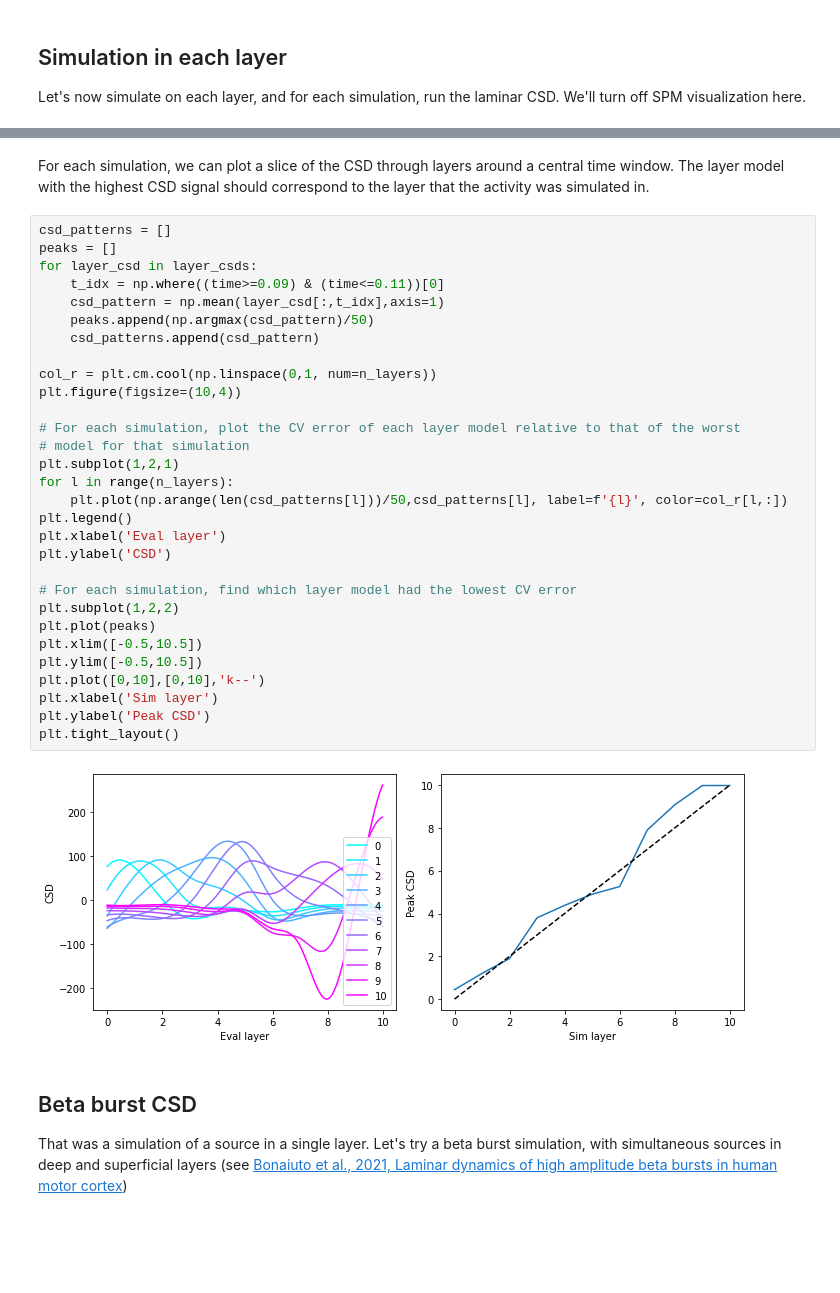
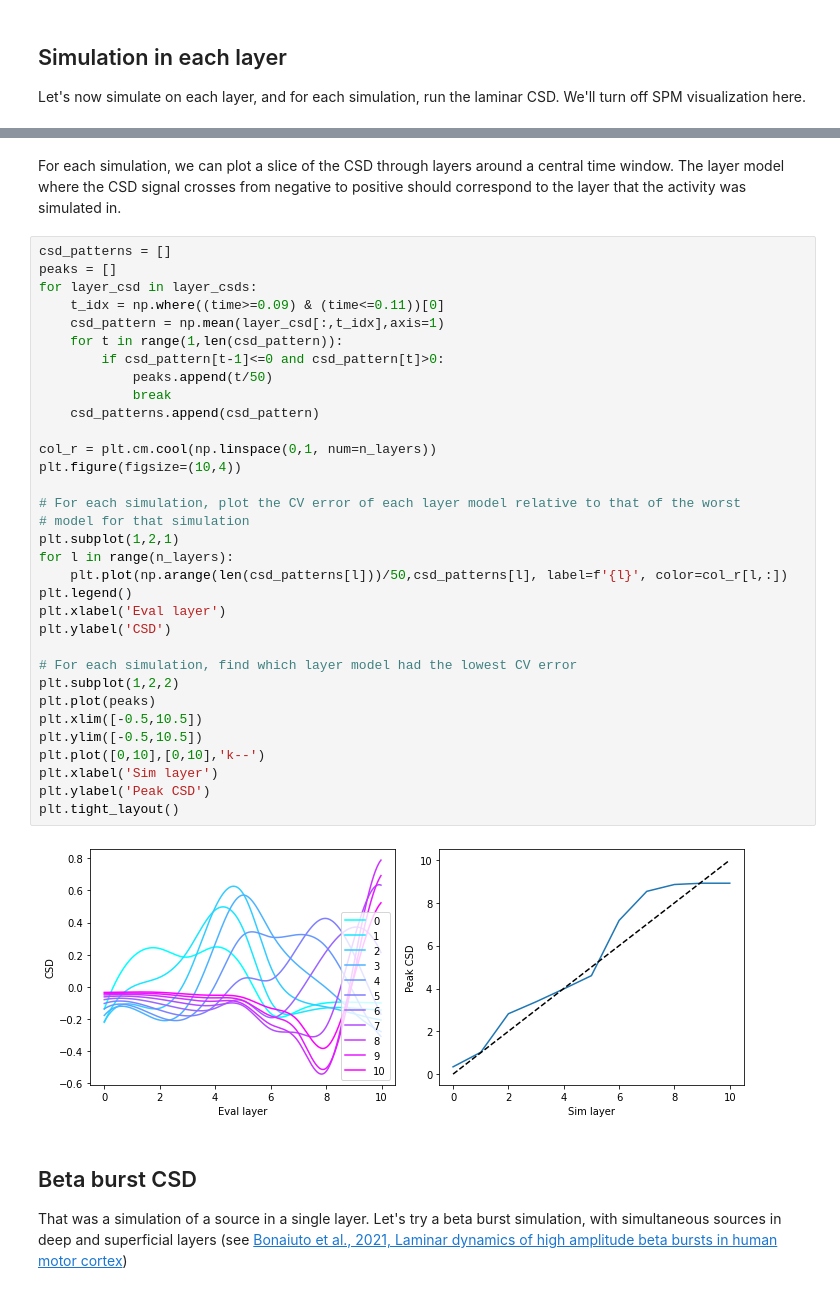
Before and after one commit to danclab/laMEG, a Jupyter notebook: tutorials/tutorial_06_csd.ipynb, the cells around one changed output, grey strips where cells are left out. Saved outputs shown, nothing was run; the diff lists cells and outputs as text; blank space fills up the shorter version.

```diff
--- a/tutorials/tutorial_06_csd.ipynb
+++ b/tutorials/tutorial_06_csd.ipynb
@@ -506,37 +506,40 @@ a = [ 2.213 ]
 # %% [markdown]
-For each simulation, we can plot a slice of the CSD through layers around a central time window. The layer model with the highest CSD signal should correspond to the layer that the activity was simulated in.
+For each simulation, we can plot a slice of the CSD through layers around a central time window. The layer model where the CSD signal crosses from negative to positive should correspond to the layer that the activity was simulated in.
 # %%
 csd_patterns = []
 peaks = []
 for layer_csd in layer_csds:
     t_idx = np.where((time>=0.09) & (time<=0.11))[0]
     csd_pattern = np.mean(layer_csd[:,t_idx],axis=1)
-    peaks.append(np.argmax(csd_pattern)/50)
+    for t in range(1,len(csd_pattern)):
+        if csd_pattern[t-1]<=0 and csd_pattern[t]>0:
+            peaks.append(t/50)
+            break
     csd_patterns.append(csd_pattern)
 
 col_r = plt.cm.cool(np.linspace(0,1, num=n_layers))
 plt.figure(figsize=(10,4))
 
 # For each simulation, plot the CV error of each layer model relative to that of the worst
 # model for that simulation
 plt.subplot(1,2,1)
 for l in range(n_layers):
     plt.plot(np.arange(len(csd_patterns[l]))/50,csd_patterns[l], label=f'{l}', color=col_r[l,:])
 plt.legend()
 plt.xlabel('Eval layer')
 plt.ylabel('CSD')
 
 # For each simulation, find which layer model had the lowest CV error
 plt.subplot(1,2,2)
 plt.plot(peaks)
 plt.xlim([-0.5,10.5])
 plt.ylim([-0.5,10.5])
 plt.plot([0,10],[0,10],'k--')
 plt.xlabel('Sim layer')
 plt.ylabel('Peak CSD')
 plt.tight_layout()
 # %% [output]
-[figure, old version]
+[figure, new version]
 # %% [markdown]
 ## Beta burst CSD
 That was a simulation of a source in a single layer. Let's try a beta burst simulation, with simultaneous sources in deep and superficial layers (see [Bonaiuto et al., 2021, Laminar dynamics of high amplitude beta bursts in human motor cortex](https://doi.org/10.1016/j.neuroimage.2021.118479))
```
Also changed, not shown: parts of 4 cells of this notebook, 4 other files.
